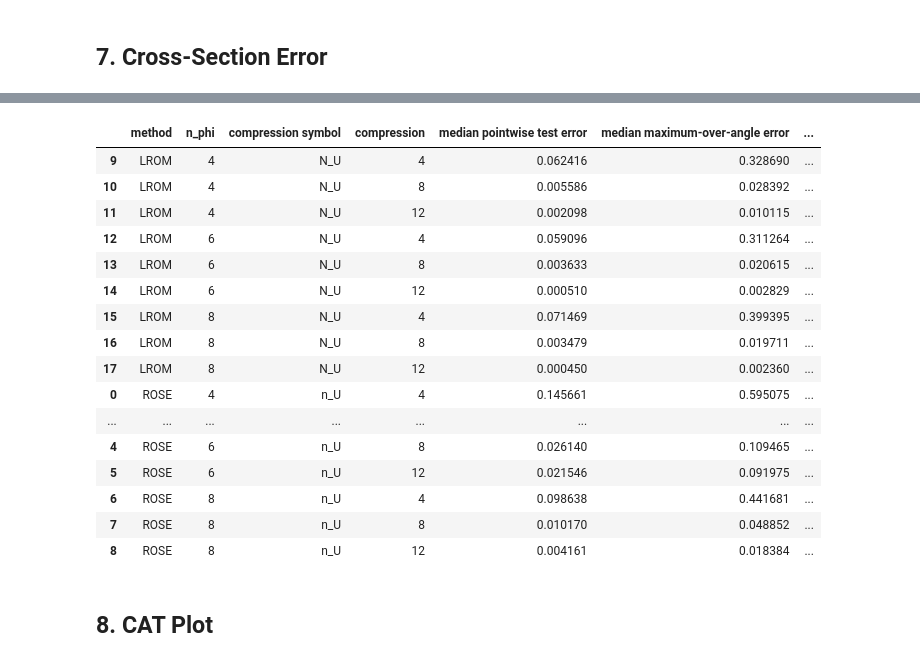
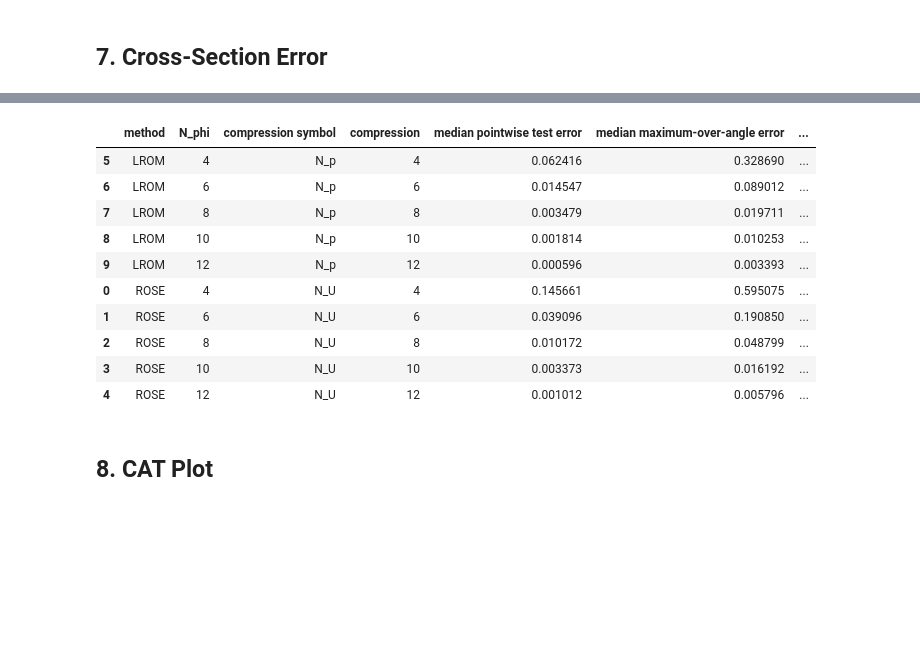
Before and after one commit to nitrogen5052/Learning-Reduced-Order-Models, a Jupyter notebook: notebooks/02_rose_vs_lrom_cross_sections.ipynb, the cells around one changed output, grey strips where cells are left out. Saved outputs shown, nothing was run; the diff lists cells and outputs as text; code cells hidden in the pictures; blank space fills up the shorter version.

```diff
--- a/notebooks/02_rose_vs_lrom_cross_sections.ipynb
+++ b/notebooks/02_rose_vs_lrom_cross_sections.ipynb
@@ -243,6 +273,7 @@ rose_pipeline = benchmark_helper.RoseCrossSectionPipeline(
 rose_comparison = rose_pipeline.run(
     basis_sizes=BASIS_SIZES,
     eim_sizes=ROSE_EIM_SIZES,
+    configurations=STUDY_CONFIGURATIONS,
 )
 
 rose_emulators = rose_comparison.emulators
@@ -256,12 +287,7 @@ rose_channel_counts = benchmark_helper.validate_partial_wave_topology(
     reference_sae.rbes,
     l_max=L_MAX,
 )
-benchmark_helper.validate_configuration_grid(
-    rose_results,
-    basis_sizes=BASIS_SIZES,
-    compression_sizes=ROSE_EIM_SIZES,
-    label="ROSE",
-)
+assert set(rose_results) == set(STUDY_CONFIGURATIONS)
 assert rose_channel_counts == (1,) + (2,) * L_MAX
 assert fom_train_xs.shape == (N_TRAIN, ANGLES_DEG.size)
 assert fom_test_xs.shape == (N_TEST, ANGLES_DEG.size)
@@ -289,12 +315,13 @@ old_v2_comparison = lrom_study.run_parked_v2_reference(
 )
 lrom_comparison = lrom_study.run_lrom(
     basis_sizes=BASIS_SIZES,
-    operator_counts=LROM_OPERATOR_COUNTS,
+    operator_counts=LROM_PREDICTOR_COUNTS,
     capture_predictors_at=default_key,
+    configurations=STUDY_CONFIGURATIONS,
 )
 ls_comparison = lrom_study.run_ls(
     basis_sizes=BASIS_SIZES,
-    operator_count=LROM_OPERATOR_COUNTS[0],
+    operator_count=LROM_PREDICTOR_COUNTS[0],
 )
 
 old_v2_results = old_v2_comparison.results
@@ -303,12 +330,7 @@ archive_lrom_results = lrom_results
 default_predictors = lrom_comparison.predictors
 ls_results = ls_comparison.results
 
-benchmark_helper.validate_configuration_grid(
-    lrom_results,
-    basis_sizes=BASIS_SIZES,
-    compression_sizes=LROM_OPERATOR_COUNTS,
-    label="LROM",
-)
+assert set(lrom_results) == set(STUDY_CONFIGURATIONS)
 validated_predictor_radii = benchmark_helper.validate_predictor_radii(
     displayed_predictors,
     default_predictors,
@@ -442,49 +564,43 @@ plt.show()
 # %%
-# ROSE n_U counts EIM interaction functions; LROM N_U counts learned operator matrices.
+# ROSE N_U counts EIM interaction functions; LROM N_p counts predictors.
 summary_rows = []
 for method, symbol, results in (
-    ("ROSE", "n_U", rose_results),
-    ("LROM", "N_U", lrom_results),
+    ("ROSE", "N_U", rose_results),
+    ("LROM", "N_p", lrom_results),
 ):
     for (n_phi, compression), result in results.items():
         summary_rows.append(
             {
                 "method": method,
-                "n_phi": n_phi,
+                "N_phi": n_phi,
                 "compression symbol": symbol,
                 "compression": compression,
                 "median pointwise test error": float(
                     np.median(result["test_median_over_angle_error"])
                 ),
                 "median maximum-over-angle error": float(
                     np.median(result["test_maximum_over_angle_error"])
                 ),
                 "median online time [s]": float(np.median(result["test_seconds"])),
             }
         )
 
 summary_table = pd.DataFrame(summary_rows).sort_values(
-    ["method", "n_phi", "compression"]
+    ["method", "N_phi", "compression"]
 )
 summary_table
 # %% [output]
-|  | method | n_phi | compression symbol | compression | median pointwise test error | median maximum-over-angle error | ... |
-| 9 | LROM | 4 | N_U | 4 | 0.062416 | 0.328690 | ... |
-| 10 | LROM | 4 | N_U | 8 | 0.005586 | 0.028392 | ... |
-| 11 | LROM | 4 | N_U | 12 | 0.002098 | 0.010115 | ... |
-| 12 | LROM | 6 | N_U | 4 | 0.059096 | 0.311264 | ... |
-| 13 | LROM | 6 | N_U | 8 | 0.003633 | 0.020615 | ... |
-| 14 | LROM | 6 | N_U | 12 | 0.000510 | 0.002829 | ... |
-| 15 | LROM | 8 | N_U | 4 | 0.071469 | 0.399395 | ... |
-| 16 | LROM | 8 | N_U | 8 | 0.003479 | 0.019711 | ... |
-| 17 | LROM | 8 | N_U | 12 | 0.000450 | 0.002360 | ... |
-| 0 | ROSE | 4 | n_U | 4 | 0.145661 | 0.595075 | ... |
-| ... | ... | ... | ... | ... | ... | ... | ... |
-| 4 | ROSE | 6 | n_U | 8 | 0.026140 | 0.109465 | ... |
-| 5 | ROSE | 6 | n_U | 12 | 0.021546 | 0.091975 | ... |
-| 6 | ROSE | 8 | n_U | 4 | 0.098638 | 0.441681 | ... |
-| 7 | ROSE | 8 | n_U | 8 | 0.010170 | 0.048852 | ... |
-| 8 | ROSE | 8 | n_U | 12 | 0.004161 | 0.018384 | ... |
+|  | method | N_phi | compression symbol | compression | median pointwise test error | median maximum-over-angle error | ... |
+| 5 | LROM | 4 | N_p | 4 | 0.062416 | 0.328690 | ... |
+| 6 | LROM | 6 | N_p | 6 | 0.014547 | 0.089012 | ... |
+| 7 | LROM | 8 | N_p | 8 | 0.003479 | 0.019711 | ... |
+| 8 | LROM | 10 | N_p | 10 | 0.001814 | 0.010253 | ... |
+| 9 | LROM | 12 | N_p | 12 | 0.000596 | 0.003393 | ... |
+| 0 | ROSE | 4 | N_U | 4 | 0.145661 | 0.595075 | ... |
+| 1 | ROSE | 6 | N_U | 6 | 0.039096 | 0.190850 | ... |
+| 2 | ROSE | 8 | N_U | 8 | 0.010172 | 0.048799 | ... |
+| 3 | ROSE | 10 | N_U | 10 | 0.003373 | 0.016192 | ... |
+| 4 | ROSE | 12 | N_U | 12 | 0.001012 | 0.005796 | ... |
 # %% [markdown]
 ## 8. CAT Plot
 # %%
```
Also changed, not shown: parts of 8 cells of this notebook, 8 other files.
